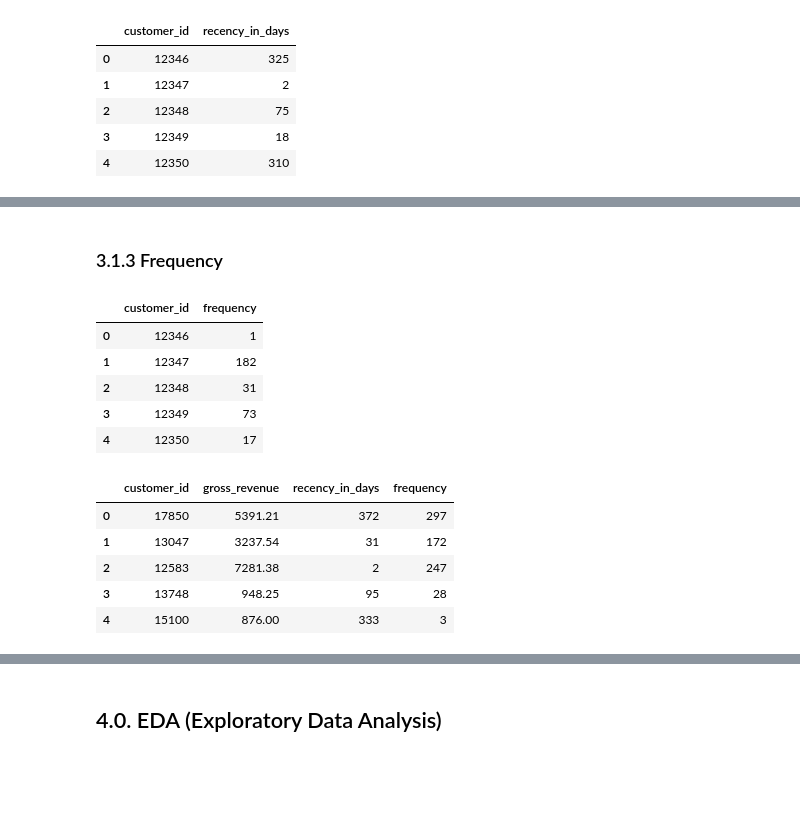
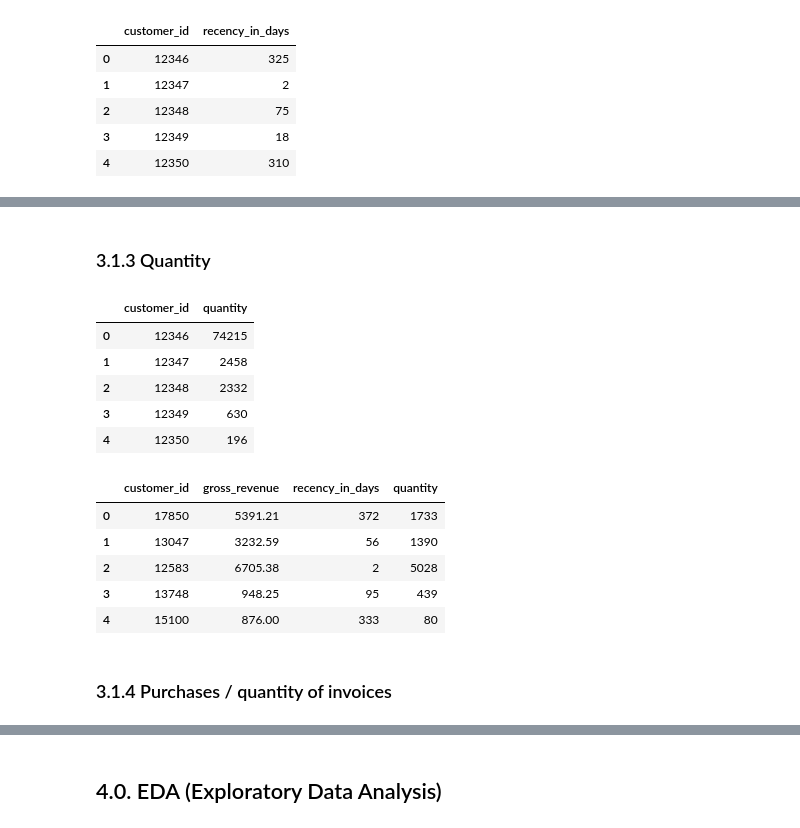
Before and after one commit to alinedasilvamoraes/customers-clustering, a Jupyter notebook: end-to-end-clustering.ipynb, the cells around one changed output, grey strips where cells are left out. Saved outputs shown, nothing was run; the diff lists cells and outputs as text; code cells hidden in the pictures; blank space fills up the shorter version.

```diff
--- a/end-to-end-clustering.ipynb
+++ b/end-to-end-clustering.ipynb
@@ -396,14 +464,24 @@ cat_attributes.shape[0]
 # %%
 df2 = df1.copy()
 # %%
-# separar dataset em purchase e devolution
+# Numerical attributes
 
-df2_devolution = df2[df2['quantity'] <= 0]
-df2_purchase = df2[(df2['quantity'] > 0) & (df2['unit_price'] > 0)]
+df2 = df2[(df2['quantity'] > 0) & (df2['unit_price'] > 0.04)]
+
+# Categorical attributes
+
+itens = ['POST', 'D', 'M', 'PADS', 'DOT', 'CRUK']
+df2 = df2[~df2['stock_code'].isin(itens)]
+
+# Description: vamos remover pq não agregará ao modelo
+df2 = df2.drop('description', axis=1)
+
+# Country
+df2 = df2[~df2['country'].isin(['European Community','Unspecified'])]
 # %% [markdown]
 ## 3.0. Feature Engineering
 # %%
-df3 = df2_purchase.copy()
+df3 = df2.copy()
 # %% [markdown]
 ## 3.1. Feature Creation
 # %%
@@ -419,7 +497,7 @@ df3.head()
 # data reference
 # como o objetivo é clusterizar nossos clientes, o df_ref terá os unique customers_id
 
-df_ref = df3.drop(['invoice_no', 'stock_code', 'description', 'quantity', 'invoice_date', 'unit_price', 'country'], axis=1).drop_duplicates(ignore_index=True)
+df_ref = df3.drop(['invoice_no', 'stock_code', 'quantity', 'invoice_date', 'unit_price', 'country'], axis=1).drop_duplicates(ignore_index=True)
 df_ref.head()
 # %% [output]
 |  | customer_id |
@@ -497,27 +575,29 @@ df_ref.head()
 | 3 | 13748 | 948.25 | 95 |
 | 4 | 15100 | 876.00 | 333 |
 # %% [markdown]
-### 3.1.3 Frequency
+### 3.1.3 Quantity
 # %%
-#Quantas vezes já comprou com a gente
+#Quantos produtos já comprou com a gente
 
-df_frequency = df3[['customer_id', 'invoice_no']].groupby('customer_id').count().reset_index()
-df_frequency.columns = ['customer_id', 'frequency']
-df_frequency.head()
+df_quantity = df3[['customer_id', 'quantity']].groupby('customer_id').sum().reset_index()
+df_quantity.columns = ['customer_id', 'quantity']
+df_quantity.head()
 # %% [output]
-|  | customer_id | frequency |
-| 0 | 12346 | 1 |
-| 1 | 12347 | 182 |
-| 2 | 12348 | 31 |
-| 3 | 12349 | 73 |
-| 4 | 12350 | 17 |
+|  | customer_id | quantity |
+| 0 | 12346 | 74215 |
+| 1 | 12347 | 2458 |
+| 2 | 12348 | 2332 |
+| 3 | 12349 | 630 |
+| 4 | 12350 | 196 |
 # %%
-df_ref = df_ref.merge(df_frequency, how='left', on='customer_id')
+df_ref = df_ref.merge(df_quantity, how='left', on='customer_id')
 df_ref.head()
 # %% [output]
-|  | customer_id | gross_revenue | recency_in_days | frequency |
-| 0 | 17850 | 5391.21 | 372 | 297 |
-| 1 | 13047 | 3237.54 | 31 | 172 |
-| 2 | 12583 | 7281.38 | 2 | 247 |
-| 3 | 13748 | 948.25 | 95 | 28 |
-| 4 | 15100 | 876.00 | 333 | 3 |
+|  | customer_id | gross_revenue | recency_in_days | quantity |
+| 0 | 17850 | 5391.21 | 372 | 1733 |
+| 1 | 13047 | 3232.59 | 56 | 1390 |
+| 2 | 12583 | 6705.38 | 2 | 5028 |
+| 3 | 13748 | 948.25 | 95 | 439 |
+| 4 | 15100 | 876.00 | 333 | 80 |
+# %% [markdown]
+### 3.1.4 Purchases / quantity of invoices
```
Also changed, not shown: parts of 66 cells of this notebook, 1 other file.
